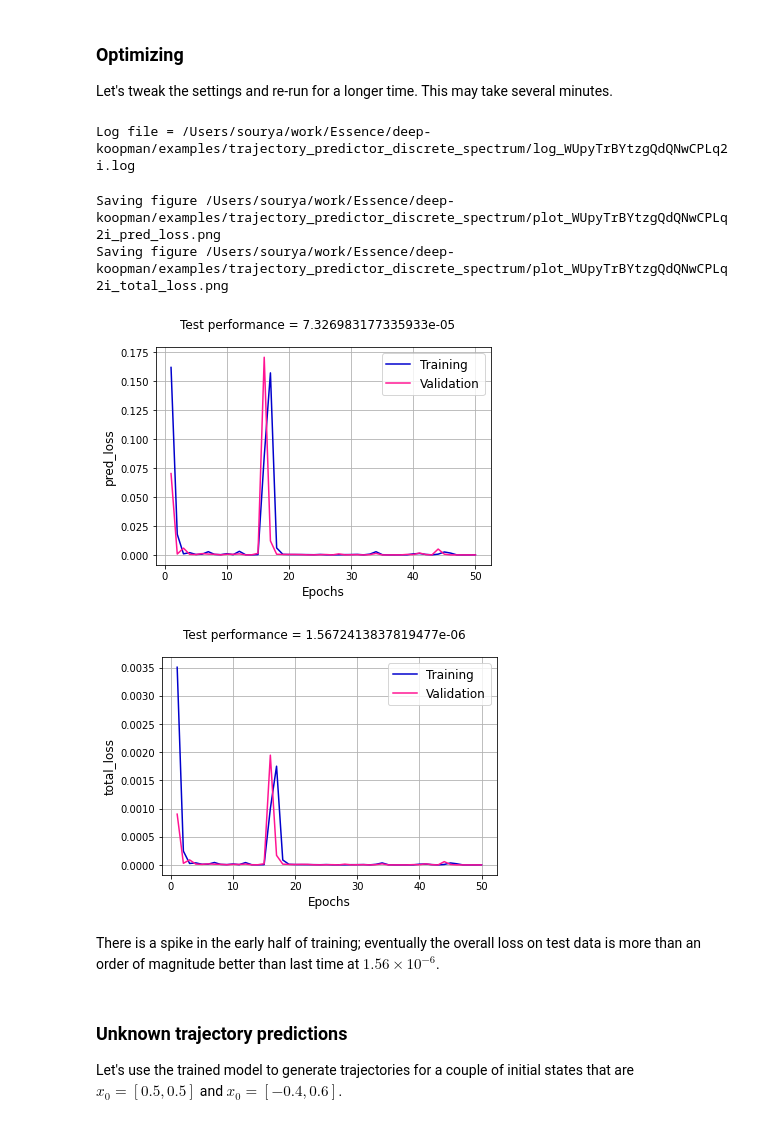
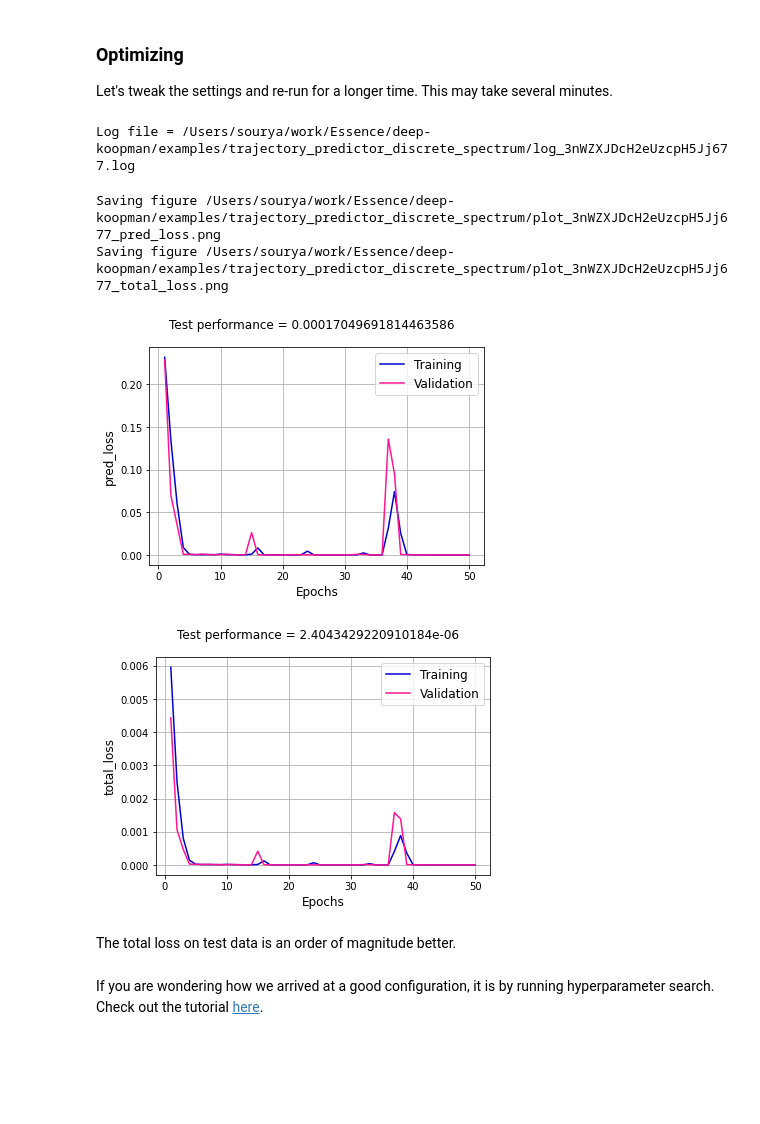
Before and after one commit to GaloisInc/dlkoopman, a Jupyter notebook: examples/trajectory_predictor_discrete_spectrum/run.ipynb, the cells around one changed output. Saved outputs shown, nothing was run; the diff lists cells and outputs as text; code cells hidden in the pictures; blank space fills up the shorter version.

Commit message:
update run ipynb for traj pred

```diff
--- a/examples/trajectory_predictor_discrete_spectrum/run.ipynb
+++ b/examples/trajectory_predictor_discrete_spectrum/run.ipynb
@@ -70,31 +70,31 @@ Let's tweak the settings and re-run for a longer time. This may take several min
 # %%
 utils.set_seed(10)
 
 tp = TrajectoryPredictor(
     dh = dh,
-    encoded_size = 100,
-    encoder_hidden_layers = [100,100]
+    encoded_size = 50,
+    encoder_hidden_layers = [20,50]
 )
 
 tp.train_net(
     numepochs = 50,
-    batch_size = 125
+    batch_size = 125,
+    weight_decay = 1e-6
 )
 
 tp.test_net()
 
 utils.plot_stats(tp, ['pred_loss', 'total_loss'])
 # %% [output]
-Log file = /Users/sourya/work/Essence/deep-koopman/examples/trajectory_predictor_discrete_spectrum/log_WUpyTrBYtzgQdQNwCPLq2i.log
+Log file = /Users/sourya/work/Essence/deep-koopman/examples/trajectory_predictor_discrete_spectrum/log_3nWZXJDcH2eUzcpH5Jj677.log
-Saving figure /Users/sourya/work/Essence/deep-koopman/examples/trajectory_predictor_discrete_spectrum/plot_WUpyTrBYtzgQdQNwCPLq2i_pred_loss.png
-Saving figure /Users/sourya/work/Essence/deep-koopman/examples/trajectory_predictor_discrete_spectrum/plot_WUpyTrBYtzgQdQNwCPLq2i_total_loss.png
+Saving figure /Users/sourya/work/Essence/deep-koopman/examples/trajectory_predictor_discrete_spectrum/plot_3nWZXJDcH2eUzcpH5Jj677_pred_loss.png
+Saving figure /Users/sourya/work/Essence/deep-koopman/examples/trajectory_predictor_discrete_spectrum/plot_3nWZXJDcH2eUzcpH5Jj677_total_loss.png
-[figure, old version]
+[figure, new version]
-[figure, old version]
+[figure, new version]
-# %% [markdown]
-There is a spike in the early half of training; eventually the overall loss on test data is more than an order of magnitude better than last time at $1.56\times10^{-6}$.
-# %% [markdown]
-### Unknown trajectory predictions
-Let's use the trained model to generate trajectories for a couple of initial states that are $x_0 = [0.5, 0.5]$ and $x_0 = [-0.4,0.6]$.
+# %% [markdown]
+The total loss on test data is an order of magnitude better.
+# %% [markdown]
+If you are wondering how we arrived at a good configuration, it is by running hyperparameter search. Check out the tutorial [here](./hyp_search.ipynb).
 # %%
 tp.predict_new([[0.5,0.5], [-0.4,0.6]])
 # %% [output]
```
Also changed, not shown: parts of 3 cells of this notebook.
